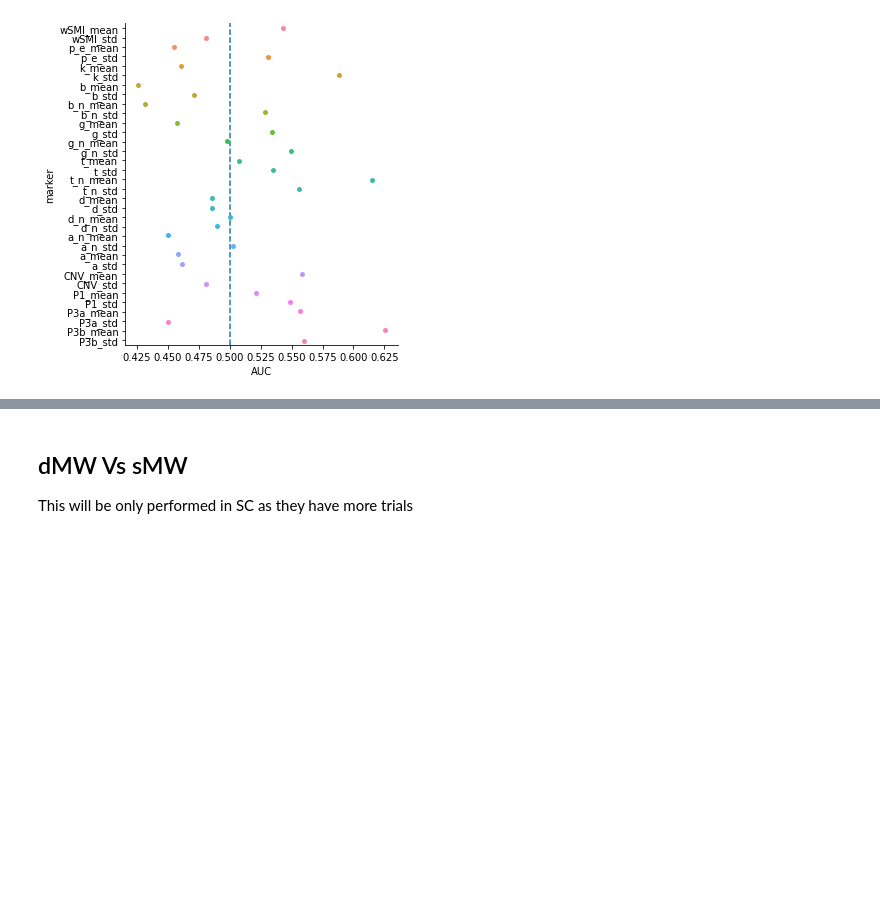
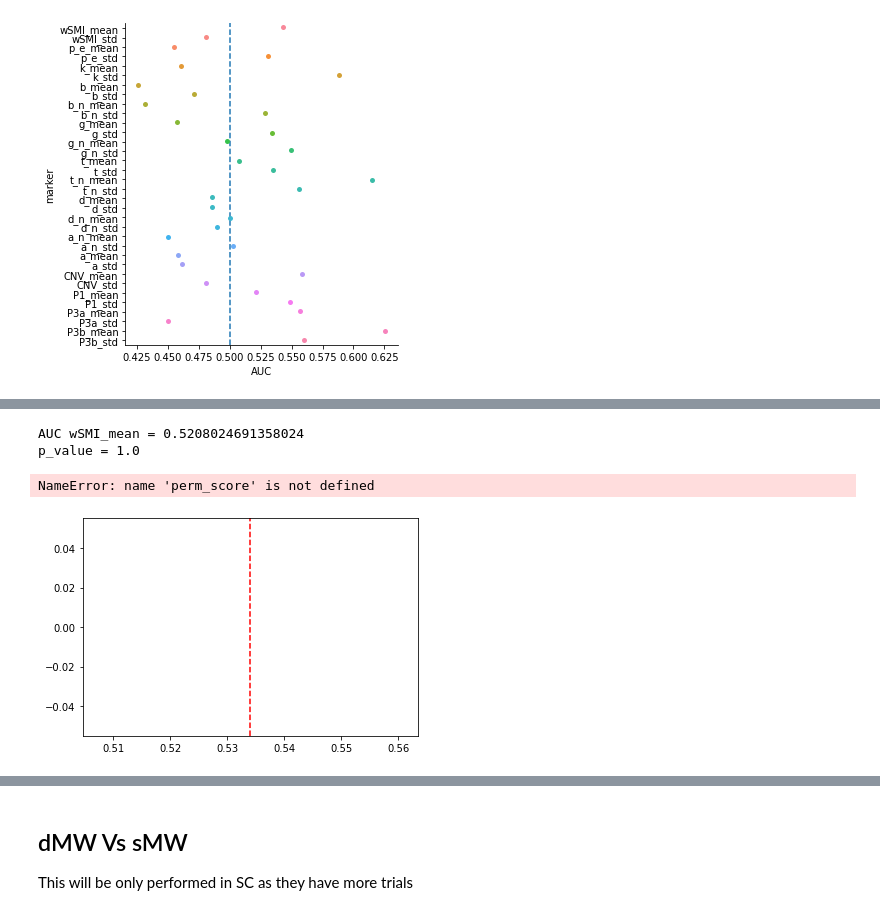
Before and after one commit to Nicobruno92/mw_markers_project, a Jupyter notebook: univariate_analysis.ipynb, the cells around one changed output, grey strips where cells are left out. Drawn from its saved outputs; the diff is of its cells as text; code cells hidden in the pictures; blank space fills up the shorter version.

```diff
--- a/univariate_analysis.ipynb
+++ b/univariate_analysis.ipynb
@@ -347,0 +355,18 @@ Index(['on-task', 'mw'], dtype='object')
+# %%
+AUC = pd.DataFrame()
+for i in df_mind.drop('mind2', axis = 1).columns:
+
+
+    AUC[i] =  univariate_classifier(
+    data= df_mind, label = 'mind2', feature = i, model = 'SVM', grid_search=False, permutation=True, n_permutations = 100
+)
+
+
+sns.catplot(data = AUC, kind = 'box', orient = 'h')
+plt.axvline(x = 0.5, linestyle = 'dashed')
+plt.show()
+# %% [output]
+AUC wSMI_mean = 0.5208024691358024
+p_value = 1.0
+NameError: name 'perm_score' is not defined
+[figure, added]
```
Also changed, not shown: parts of 11 cells of this notebook, 2 other files.
